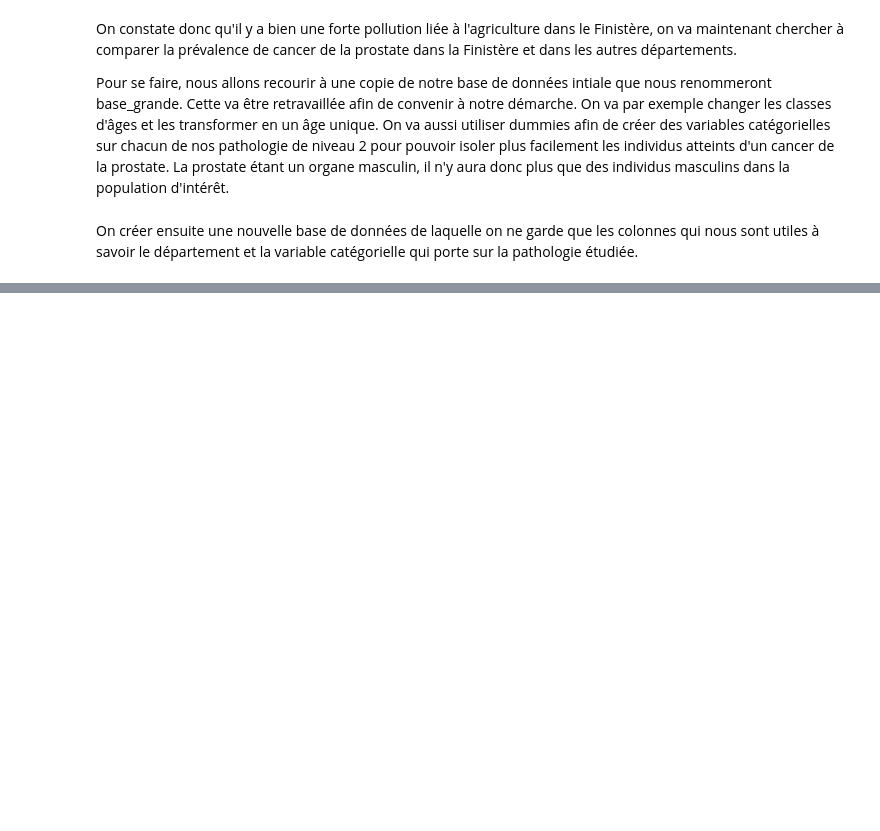
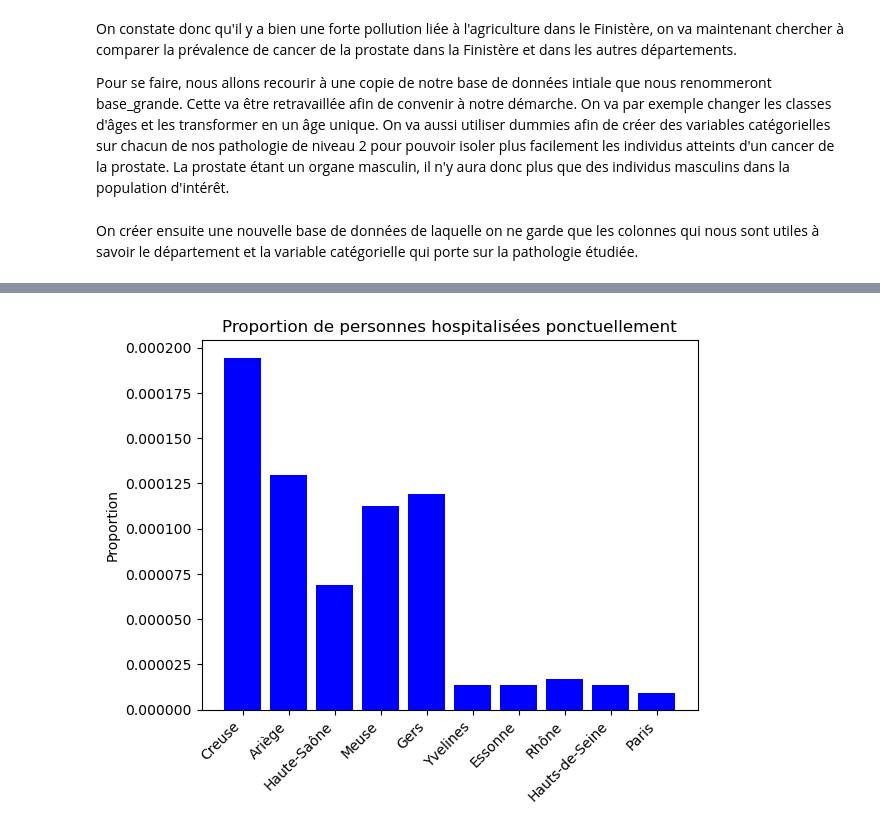
Before and after one commit to tpaquier/Python_DS, a Jupyter notebook: Partie1.ipynb, the cells around one changed output, grey strips where cells are left out. Cells and saved outputs as stored; diff of their text form; code cells hidden in the pictures; blank space fills up the shorter version.

```diff
--- a/Partie1.ipynb
+++ b/Partie1.ipynb
@@ -251,35 +261,37 @@ def plot_proportion_hospitalized_by_dep(dataframe, departements, maladie):
     for dep in departements:
         # Filtrer les données hospitalisées pour le département actuel
         hospitalized_data = data_by_dep[dep][data_by_dep[dep]['patho_niv1'] == maladie]
         # Calculer la proportion de personnes hospitalisées
         proportion_hospitalized = len(hospitalized_data) / population_by_dep[dep]
 
         # Stocker la proportion dans le dictionnaire
         proportion_hospitalized_by_dep[dep] = proportion_hospitalized
 
     # Créer une liste pour stocker les tailles des barres
     sizes = []
 
     # Boucle pour récupérer les proportions spécifiques à chaque département
     for dep in departements:
         sizes.append(proportion_hospitalized_by_dep[dep])
 
     # Créer un diagramme en barres
     fig, ax = plt.subplots()
     ax.bar(departements, sizes, color=['blue'])
     ax.set_ylabel('Proportion')
-    ax.set_title(f'Proportion de personnes hospitalisées pour la maladie {maladie}')
+    ax.set_title('Proportion de personnes hospitalisées ponctuellement')
     ax.set_xticks(ax.get_xticks())
     ax.set_xticklabels(departements, rotation=45, ha='right')
 
     plt.show()
 
 
 # Utilisation
 
 # Liste des départements que l'on garde
 departements = ['Creuse', 'Ariège', 'Haute-Saône', 'Meuse', 'Gers', 'Yvelines', 'Essonne', 'Rhône', 'Hauts-de-Seine', 'Paris']
-plot_proportion_hospitalized_by_dep(pop_eff_pol, departements, 'Cancers')
+plot_proportion_hospitalized_by_dep(pop_eff_pol, departements, 'Hospitalisations ponctuelles (avec ou sans pathologies, traitements ou maternité)')
+# %% [output]
+[figure, added]
 # %% [markdown]
 ## CONCLUSION DE CETTE ETUDES DE CAS :
 
```
Also changed, not shown: parts of 2 cells of this notebook.
